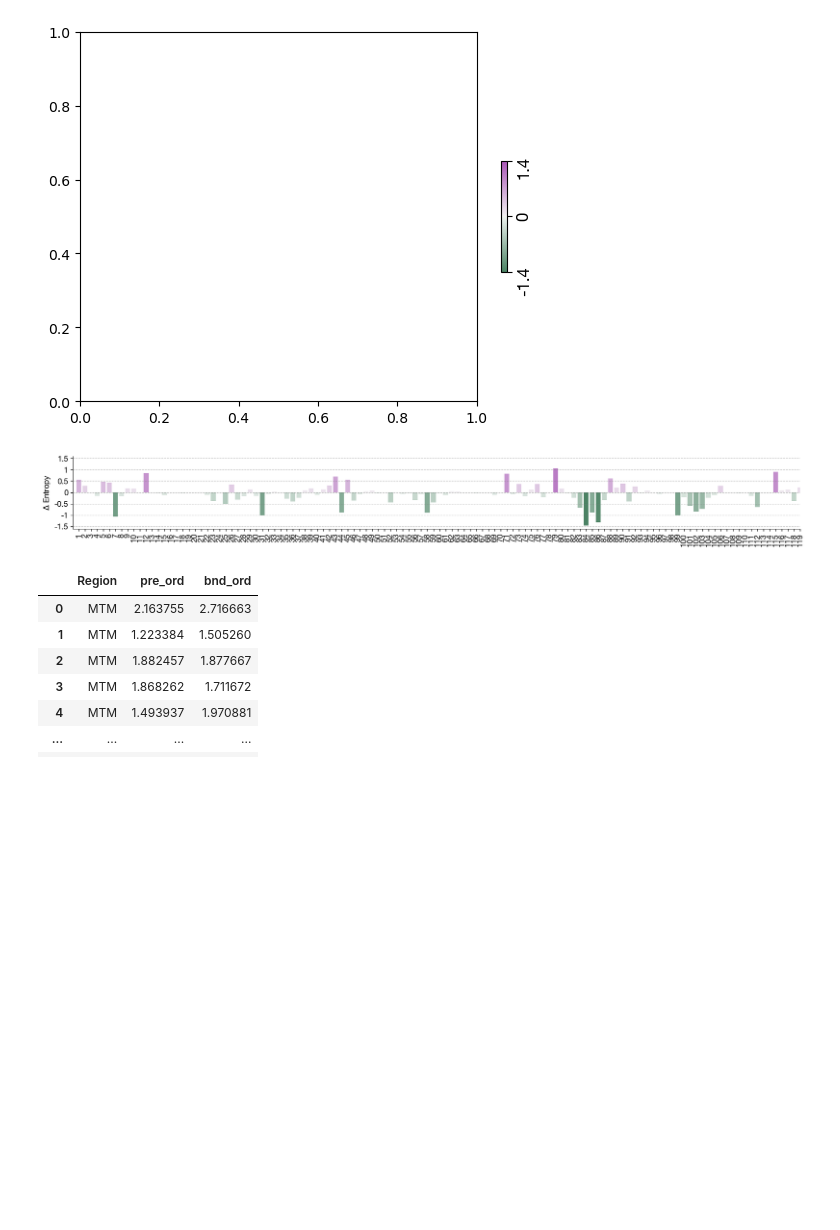
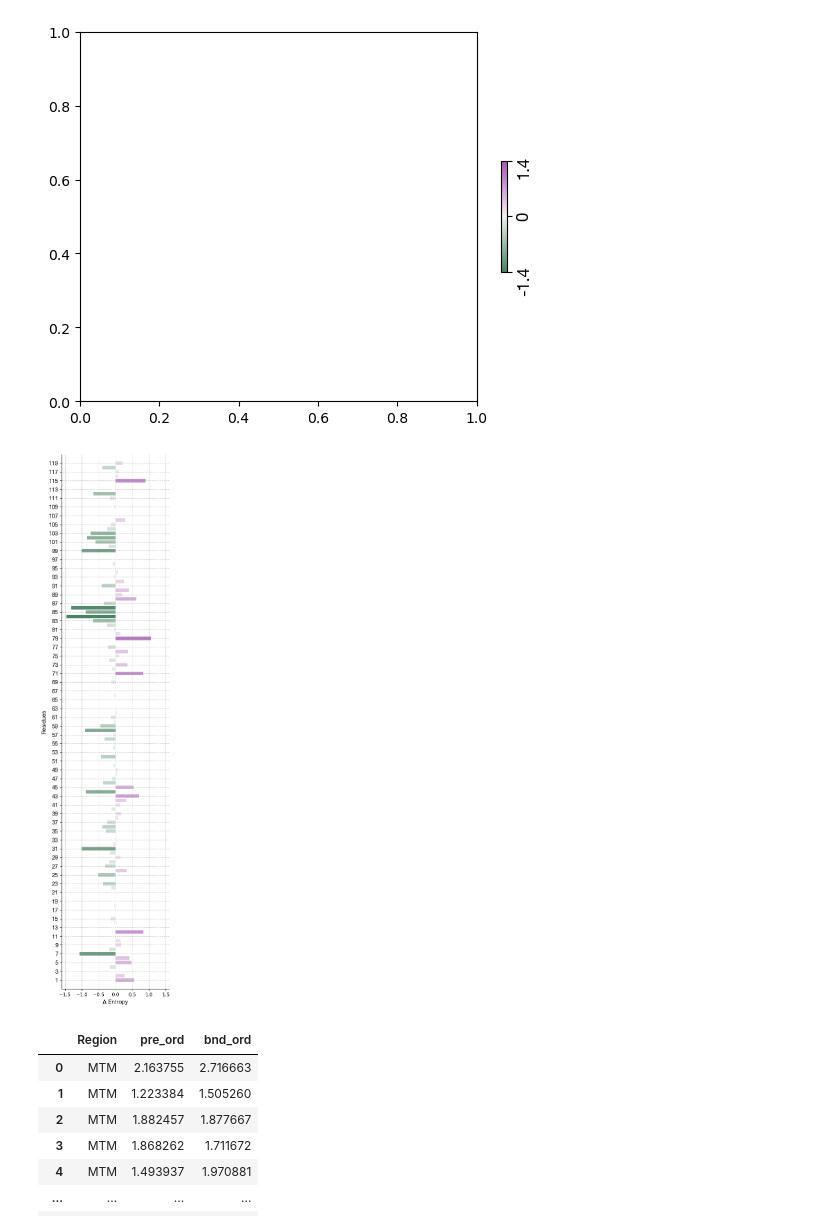
Before and after one commit to CSB-Thukral-Lab/LC3_conformations_scripts_data, a Jupyter notebook: scripts/dihedrals/dihedral_entropy_calculations/dihedral_entropy_pre_vs_bnd.ipynb, the cells around one changed output. Cells and saved outputs as stored; diff of their text form; code cells hidden in the pictures; blank space fills up the shorter version.

```diff
--- a/scripts/dihedrals/dihedral_entropy_calculations/dihedral_entropy_pre_vs_bnd.ipynb
+++ b/scripts/dihedrals/dihedral_entropy_calculations/dihedral_entropy_pre_vs_bnd.ipynb
@@ -199,48 +199,55 @@ for i,j in zip([i for i in range(1,120)],d_ent_pre_bnd):
 font = {'family':'helvetica neue',
             'color':  'black',
             'weight': 'bold',
             'size': 12
             }
 rs={'family':'helvetica neue',
     'size':12
    }
 
+fig, ax = plt.subplots(figsize=(4,20))
 
-
-fig, ax = plt.subplots(figsize=(20,2))
-ax.bar([i for i in range (1,120)],
+ax.barh([i for i in range (1,120)],
          d_ent_pre_bnd,color=col_ls_all)
 
 ax.spines['top'].set_visible(False)
 ax.spines['right'].set_visible(False)
 # ax.spines['bottom'].set_visible(False)
 # ax.spines['left'].set_visible(False)
 
 # ax.set_yticks([])
 # ax.set_xticks([])
-ax.set_xlim(0,15)
+#ax.set_xlim(0,15)
 
-ax.set_yticks([-1.5,-1,-0.5,0,0.5,1,1.5],
-             [-1.5,-1,-0.5,0,0.5,1,1.5],fontdict=font)
+# ax.set_yticks([-1.5,-1,-0.5,0,0.5,1,1.5],
+#              [-1.5,-1,-0.5,0,0.5,1,1.5],fontdict=font)
 
-ax.set_xticks([res_ for res_ in [i for i in range (1,120)]],
-              [str(res_) for res_ in [i for i in range (1,120)]]
+# ax.set_yticks([res_ for res_ in [i for i in range (1,120)]],
+#               [str(res_) for res_ in [i for i in range (1,120)]]
+#               ,fontdict=font,
+#              rotation=0)
+
+ax.set_yticks([res_ for res_ in [i for i in range (1,120,2)]],
+              [str(res_) for res_ in [i for i in range (1,120,2)]]
               ,fontdict=font,
-             rotation=90)
-ax.set_ylabel('$\Delta$ Entropy', fontdict=font)
-ax.set_ylim(-1.6, 1.6)
+             rotation=0)
+
+ax.set_xlabel('$\Delta$ Entropy', fontdict=font)
+ax.set_ylabel('Residues', fontdict=font)
+ax.set_xlim(-1.6, 1.6)
+ax.set_ylim(-1, 121)
 
 ax.yaxis.grid(color='gray', linestyle='dashed',alpha=0.5)
-# ax.xaxis.grid(color='gray', linestyle='dashed',alpha=0.5)
-# ax.xaxis.grid(which = 'minor',linestyle='dashed',alpha=0.5)
+ax.xaxis.grid(color='gray', linestyle='dashed',alpha=0.5)
+ax.xaxis.grid(which = 'minor',linestyle='dashed',alpha=0.5)
 ax.yaxis.grid(which = 'minor',linestyle='dashed',alpha=0.5)
 
 
-plt.savefig('../../../plots/dihedrals/dihedral_entropy_calculations/dihedral_entropy_SE_pre_bnd_BB_CHI1_considered.png',
+plt.savefig('../../../plots/dihedrals/dihedral_entropy_calculations/dihedral_entropy_SE_pre_bnd_BB_CHI1_considered_horizontal.png',
            dpi=450, transparent=True,
            bbox_inches='tight')
 # %% [output]
-[figure, old version]
+[figure, new version]
 # %%
 MEM_RES=[1, 2, 3, 4, 5, 6, 9, 10, 11, 12, 37, 38, 39, 40, 41, 42, 43, 45, 46, 119]
 pock_res=[19,23,32,34,51,53,108,35,52,54,55,58,63,66,67,70]
```
Also changed, not shown: parts of 10 cells of this notebook, 53 other files.
